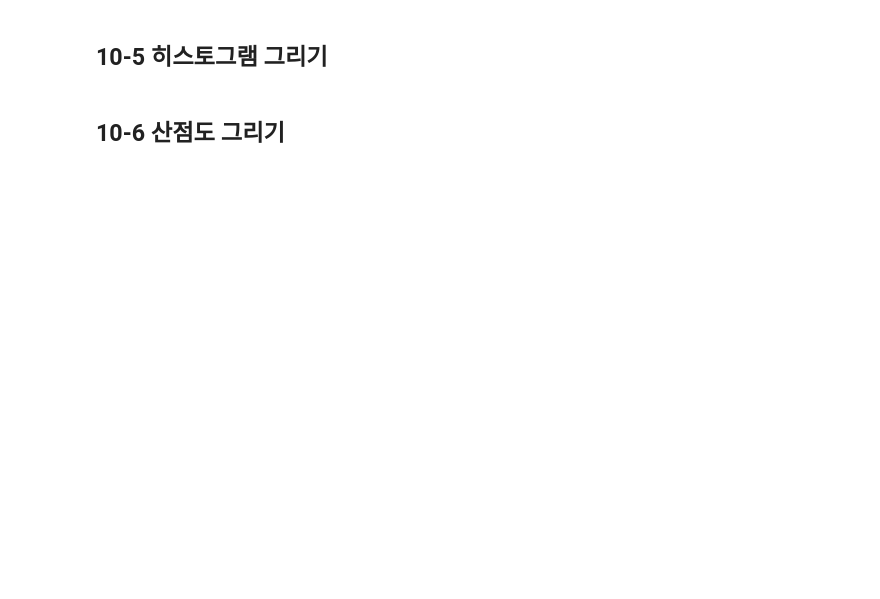
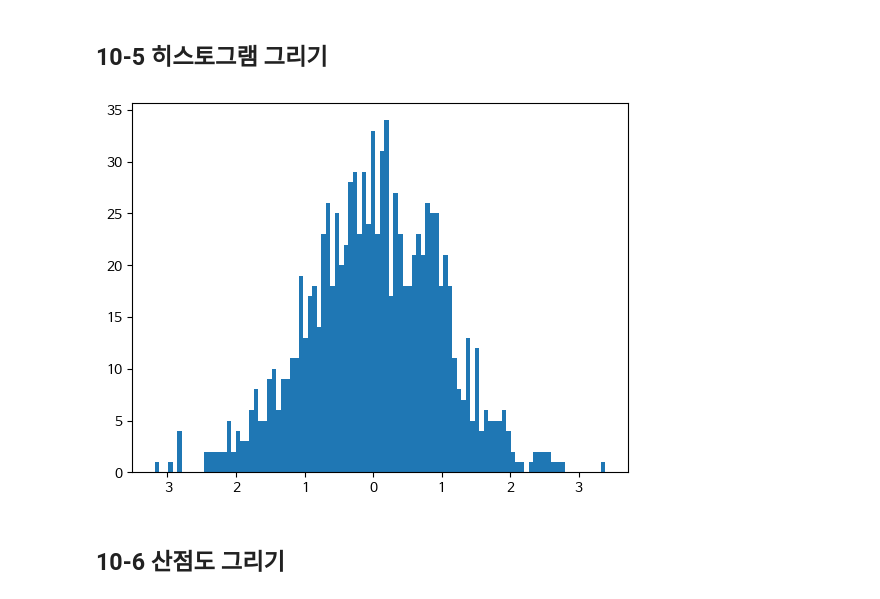
Before and after one commit to Hwon-droid/Data-Analysis-with-Open-Source, a Jupyter notebook: 오픈소스_데이터_분석_10강.ipynb, the cells around one changed output. Cells and saved outputs as stored; diff of their text form; code cells hidden in the pictures; blank space fills up the shorter version.

```diff
--- a/오픈소스_데이터_분석_10강.ipynb
+++ b/오픈소스_데이터_분석_10강.ipynb
@@ -135,13 +140,15 @@ plt.show()
 # %%
 import matplotlib.pyplot as plt
 import numpy as np
 
 ## 데이터 생성 (정규 분포를 따르는 1000개의 난수)
 data = np.random.randn(1000)
 
 ## 히스토그램 그리기
-
+plt.hist(data, bins=100)
 plt.show()
+# %% [output]
+[figure, added]
 # %% [markdown]
 ## 10-6 산점도 그리기
 # %%
```
Also changed, not shown: parts of 11 cells of this notebook.
